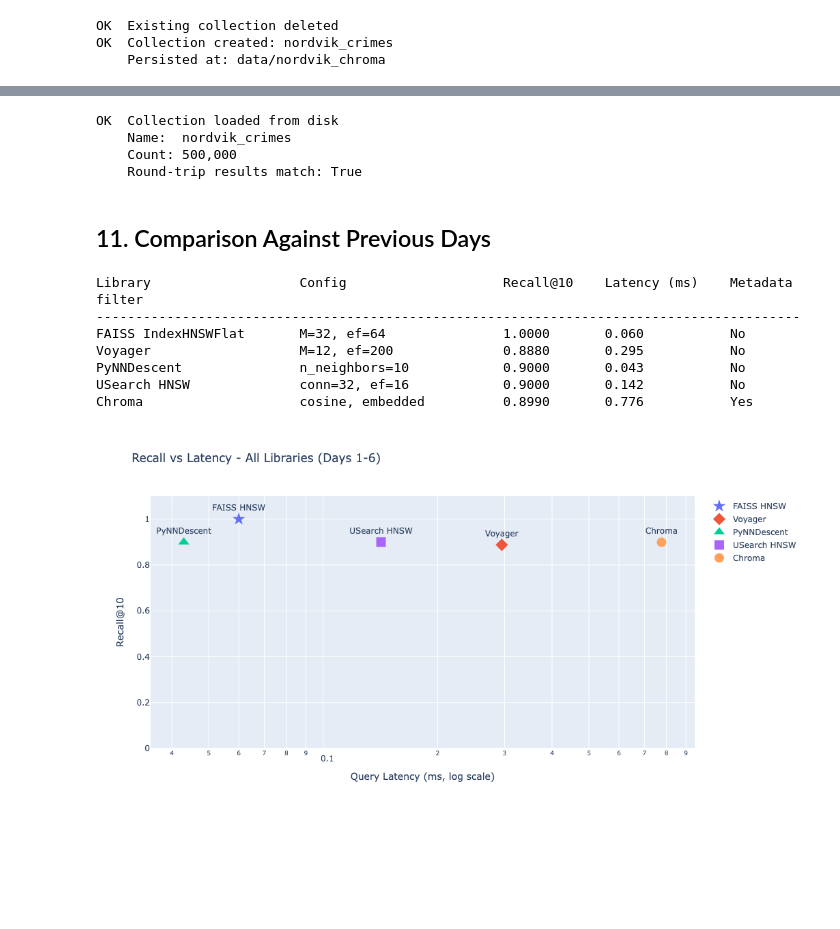
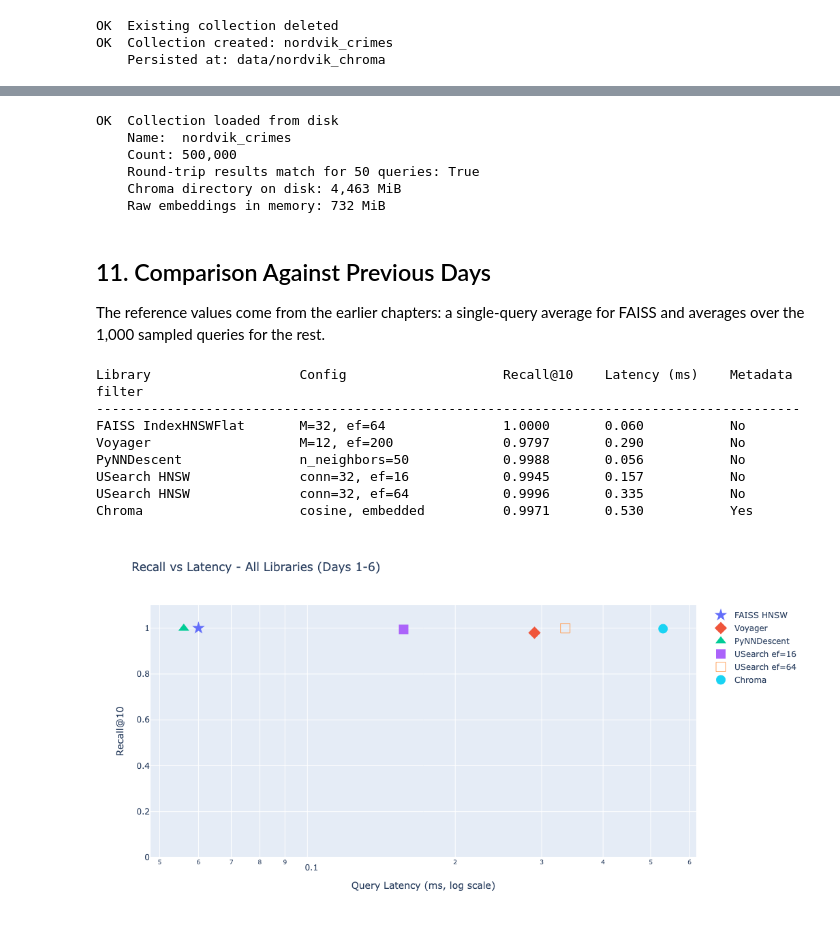
Before and after one commit to seven-vector-search/seven-vector-search.github.io, a Jupyter notebook: code/part-main/06_chroma.ipynb, the cells around one changed output, grey strips where cells are left out. Cells and saved outputs as stored; diff of their text form; code cells hidden in the pictures; blank space fills up the shorter version.

```diff
--- a/code/part-main/06_chroma.ipynb
+++ b/code/part-main/06_chroma.ipynb
@@ -83,6 +83,7 @@ except Exception:
 collection = client.create_collection(
     name = COLLECTION,
     metadata = {"hnsw:space": "cosine"},
+    embedding_function = None,  # we supply our own precomputed embeddings
 )
 
 print(f"OK  Collection created: {COLLECTION}")
@@ -100,13 +101,11 @@ We add in batches of 5,000 to avoid memory pressure.
 # %%
-from tqdm.notebook import tqdm
-
 BATCH_SIZE = 5_000
 n_batches  = (len(df) + BATCH_SIZE - 1) // BATCH_SIZE
 
 print(f"OK  Adding {len(df):,} documents in batches of {BATCH_SIZE:,}...")
 start = time.perf_counter()
 
-for batch_num in tqdm(range(n_batches), desc = "Adding to Chroma"):
+for batch_num in range(n_batches):
     start_idx = batch_num * BATCH_SIZE
     end_idx   = min(start_idx + BATCH_SIZE, len(df))
     batch_df  = df.iloc[start_idx:end_idx]
@@ -379,87 +567,108 @@ One of Chroma's practical advantages is that the collection persists automatical
 # %%
-# Create a fresh client - simulates a process restart
+# Create a new client pointing at the same path. This is a new client object in the same process,
+# not a full process restart, but it reads the collection back from the files on disk.
 client2     = chromadb.PersistentClient(path = CHROMA_PATH)
 collection2 = client2.get_collection(COLLECTION)
 
 print(f"OK  Collection loaded from disk")
 print(f"    Name:  {collection2.name}")
 print(f"    Count: {collection2.count():,}")
+assert collection2.count() == len(df), "ERROR  Count differs after reload"
 
-# Verify a query returns the same results
-results2 = collection2.query(
-    query_embeddings = [query_vec],
-    n_results = K,
-    include = [],
-)
-assert results2["ids"][0] == results["ids"][0], "ERROR  Results differ after reload"
-print(f"    Round-trip results match: True")
+# Verify several queries return the same results from both collection objects
+N_VERIFY = 50
+for q in query_sample[:N_VERIFY]:
+    ids_a = collection.query(query_embeddings = [q.tolist()], n_results = K, include = [])["ids"][0]
+    ids_b = collection2.query(query_embeddings = [q.tolist()], n_results = K, include = [])["ids"][0]
+    assert ids_a == ids_b, "ERROR  Results differ after reload"
+print(f"    Round-trip results match for {N_VERIFY} queries: True")
+
+# On-disk size of the Chroma directory, compared with the raw embeddings
+def dir_size_mib(path):
+    total = 0
+    for root, _, files in os.walk(path):
+        for name in files:
+            total += os.path.getsize(os.path.join(root, name))
+    return total / 1024**2
+
+print(f"    Chroma directory on disk: {dir_size_mib(CHROMA_PATH):,.0f} MiB")
+print(f"    Raw embeddings in memory: {embeddings.nbytes / 1024**2:,.0f} MiB")
 # %% [output]
 OK  Collection loaded from disk
     Name:  nordvik_crimes
     Count: 500,000
-    Round-trip results match: True
+    Round-trip results match for 50 queries: True
+    Chroma directory on disk: 4,463 MiB
+    Raw embeddings in memory: 732 MiB
 # %% [markdown]
 ## 11. Comparison Against Previous Days
+
+The reference values come from the earlier chapters: a single-query average for FAISS and averages over the 1,000 sampled queries for the rest.
 # %%
-FAISS_HNSW_RECALL  = 1.00
-FAISS_HNSW_LATENCY = 0.06
-VOYAGER_RECALL     = 0.8880
-VOYAGER_LATENCY    = 0.295
-PYNND_RECALL       = 0.9000
-PYNND_LATENCY      = 0.043
-USEARCH_RECALL     = 0.8971  # ef=16, fastest setting
-USEARCH_LATENCY    = 0.143  # ef=16
+FAISS_HNSW_RECALL   = 1.00    # Day 1: recall comes from a single query
+FAISS_HNSW_LATENCY  = 0.06    # Day 1: single query, average over 50 runs
+VOYAGER_RECALL      = 0.9797  # Day 2: M=12, ef=200, average over 1,000 queries
+VOYAGER_LATENCY     = 0.290   # Day 2: M=12, ef=200
+PYNND_RECALL        = 0.9988  # Day 4: n_neighbors=50, average over 1,000 queries
+PYNND_LATENCY       = 0.056   # Day 4: n_neighbors=50
+USEARCH_RECALL_16   = 0.9945  # Day 5: conn=32, ef=16, average over 1,000 queries
+USEARCH_LATENCY_16  = 0.157   # Day 5: ef=16
+USEARCH_RECALL_64   = 0.9996  # Day 5: conn=32, ef=64
+USEARCH_LATENCY_64  = 0.335   # Day 5: ef=64
 
 print(f"{'Library':<25} {'Config':<25} {'Recall@10':<12} {'Latency (ms)':<15} {'Metadata filter'}")
 print("-" * 90)
 print(f"{'FAISS IndexHNSWFlat':<25} {'M=32, ef=64':<25} {FAISS_HNSW_RECALL:<12.4f} {FAISS_HNSW_LATENCY:<15.3f} No")
 print(f"{'Voyager':<25} {'M=12, ef=200':<25} {VOYAGER_RECALL:<12.4f} {VOYAGER_LATENCY:<15.3f} No")
-print(f"{'PyNNDescent':<25} {'n_neighbors=10':<25} {PYNND_RECALL:<12.4f} {PYNND_LATENCY:<15.3f} No")
-print(f"{'USearch HNSW':<25} {'conn=32, ef=16':<25} {USEARCH_RECALL:<12.4f} {USEARCH_LATENCY:<15.3f} No")
+print(f"{'PyNNDescent':<25} {'n_neighbors=50':<25} {PYNND_RECALL:<12.4f} {PYNND_LATENCY:<15.3f} No")
+print(f"{'USearch HNSW':<25} {'conn=32, ef=16':<25} {USEARCH_RECALL_16:<12.4f} {USEARCH_LATENCY_16:<15.3f} No")
+print(f"{'USearch HNSW':<25} {'conn=32, ef=64':<25} {USEARCH_RECALL_64:<12.4f} {USEARCH_LATENCY_64:<15.3f} No")
 print(f"{'Chroma':<25} {'cosine, embedded':<25} {mean_recall:<12.4f} {mean_latency:<15.3f} Yes")
 # %% [output]
 Library                   Config                    Recall@10    Latency (ms)    Metadata filter
 ------------------------------------------------------------------------------------------
 FAISS IndexHNSWFlat       M=32, ef=64               1.0000       0.060           No
-Voyager                   M=12, ef=200              0.8880       0.295           No
-PyNNDescent               n_neighbors=10            0.9000       0.043           No
-USearch HNSW              conn=32, ef=16            0.9000       0.142           No
-Chroma                    cosine, embedded          0.8990       0.776           Yes
+Voyager                   M=12, ef=200              0.9797       0.290           No
+PyNNDescent               n_neighbors=50            0.9988       0.056           No
+USearch HNSW              conn=32, ef=16            0.9945       0.157           No
+USearch HNSW              conn=32, ef=64            0.9996       0.335           No
+Chroma                    cosine, embedded          0.9971       0.530           Yes
 # %%
 fig = go.Figure()
 
 libraries = [
     {"name": "FAISS HNSW",  "x": FAISS_HNSW_LATENCY, "y": FAISS_HNSW_RECALL, "symbol": "star"},
     {"name": "Voyager",      "x": VOYAGER_LATENCY,    "y": VOYAGER_RECALL,    "symbol": "diamond"},
     {"name": "PyNNDescent",  "x": PYNND_LATENCY,      "y": PYNND_RECALL,      "symbol": "triangle-up"},
-    {"name": "USearch HNSW", "x": USEARCH_LATENCY,    "y": USEARCH_RECALL,    "symbol": "square"},
+    {"name": "USearch ef=16", "x": USEARCH_LATENCY_16, "y": USEARCH_RECALL_16, "symbol": "square"},
+    {"name": "USearch ef=64", "x": USEARCH_LATENCY_64, "y": USEARCH_RECALL_64, "symbol": "square-open"},
     {"name": "Chroma",       "x": mean_latency,        "y": mean_recall,       "symbol": "circle"},
 ]
 
 for lib in libraries:
     fig.add_trace(go.Scatter(
         x = [lib["x"]],
         y = [lib["y"]],
-        mode = "markers+text",
+        mode = "markers",
         name = lib["name"],
         text = [lib["name"]],
         textposition = "top center",
         marker = {"size": 14, "symbol": lib["symbol"]},
     ))
 
 fig.update_layout(
     title = "Recall vs Latency - All Libraries (Days 1-6)",
     xaxis_title = "Query Latency (ms)",
     yaxis_title = "Recall@10",
     yaxis = {"range": [0, 1.1]},
     xaxis_type = "log",
     xaxis_title_text = "Query Latency (ms, log scale)",
     width = 900,
     height = 550,
 )
 fig.show()
 # %% [output]
-[figure, old version]
+[figure, new version]
 # %% [markdown]
 ## 12. What You Would Hit in Production
 
```
Also changed, not shown: parts of 21 cells of this notebook, 12 other files.
